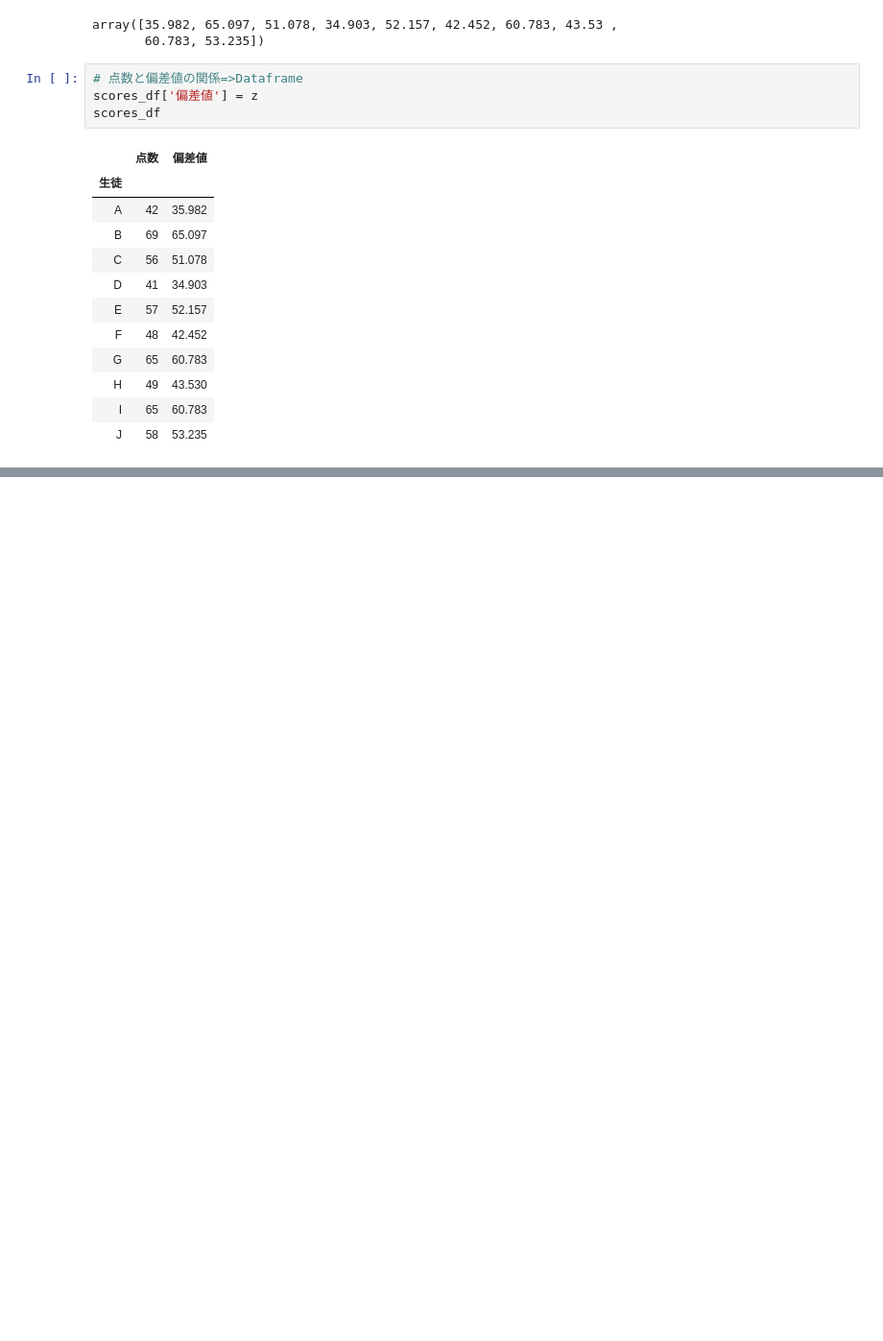
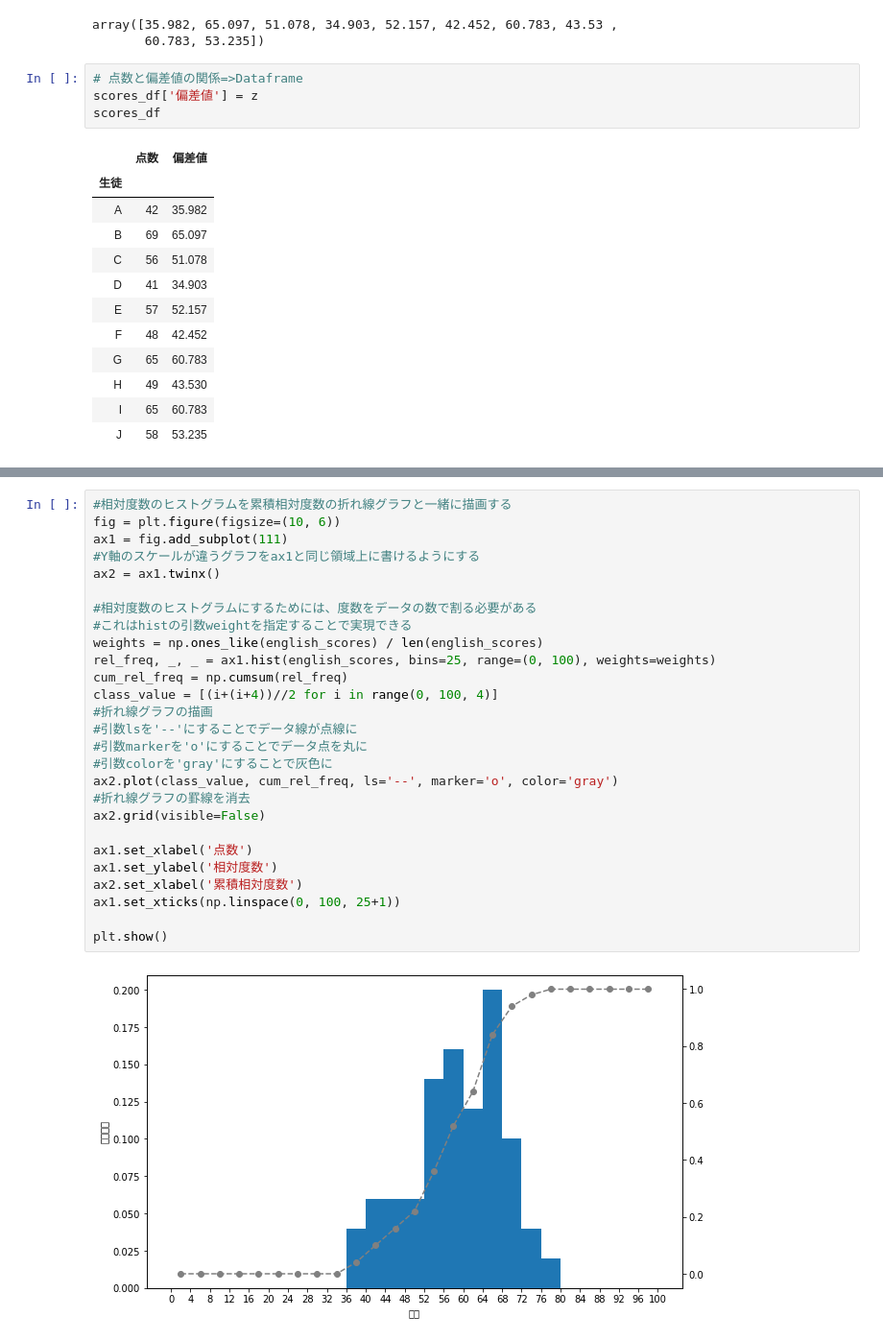
Before and after one commit to katuhito/python_statistics, a Jupyter notebook: One-dimensional data.ipynb, the cells around one changed output, grey strips where cells are left out. Shown: that part at 96% size. Saved outputs shown, nothing was run; the diff lists cells and outputs as text; blank space fills up the shorter version.

```diff
--- a/One-dimensional data.ipynb
+++ b/One-dimensional data.ipynb
@@ -242,0 +369,29 @@ scores_df
+# %%
+#相対度数のヒストグラムを累積相対度数の折れ線グラフと一緒に描画する
+fig = plt.figure(figsize=(10, 6))
+ax1 = fig.add_subplot(111)
+#Y軸のスケールが違うグラフをax1と同じ領域上に書けるようにする
+ax2 = ax1.twinx()
+
+#相対度数のヒストグラムにするためには、度数をデータの数で割る必要がある
+#これはhistの引数weightを指定することで実現できる
+weights = np.ones_like(english_scores) / len(english_scores)
+rel_freq, _, _ = ax1.hist(english_scores, bins=25, range=(0, 100), weights=weights)
+cum_rel_freq = np.cumsum(rel_freq)
+class_value = [(i+(i+4))//2 for i in range(0, 100, 4)]
+#折れ線グラフの描画
+#引数lsを'--'にすることでデータ線が点線に
+#引数markerを'o'にすることでデータ点を丸に
+#引数colorを'gray'にすることで灰色に
+ax2.plot(class_value, cum_rel_freq, ls='--', marker='o', color='gray')
+#折れ線グラフの罫線を消去
+ax2.grid(visible=False)
+
+ax1.set_xlabel('点数')
+ax1.set_ylabel('相対度数')
+ax2.set_xlabel('累積相対度数')
+ax1.set_xticks(np.linspace(0, 100, 25+1))
+
+plt.show()
+# %% [output]
+[figure, added]
```
Also changed, not shown: parts of 10 cells of this notebook, 1 other file.
